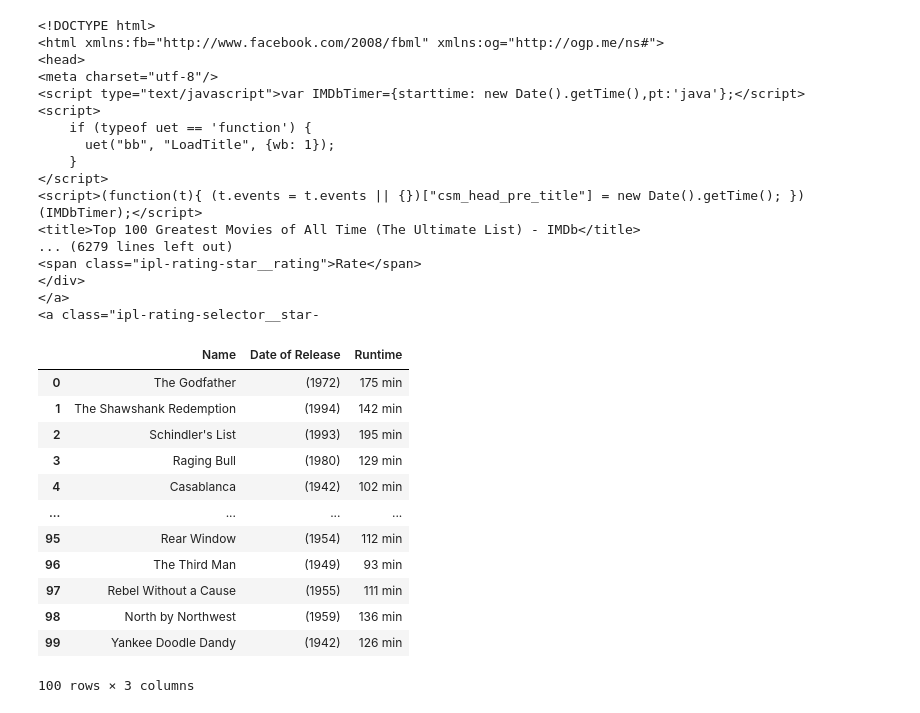
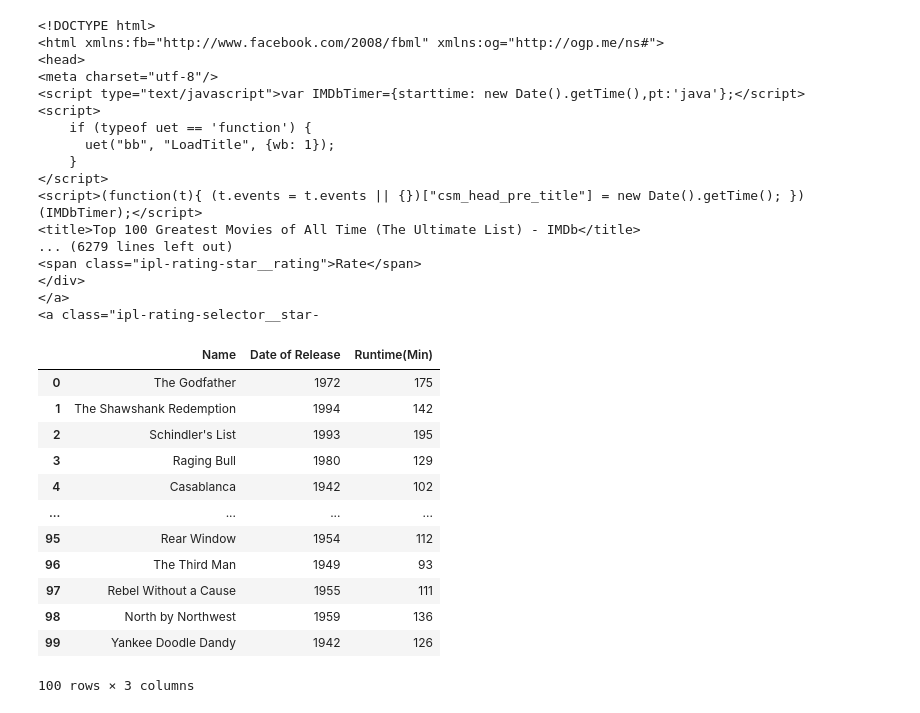
Before and after one commit to RadaRadaRa/Lab-Excercises, a Jupyter notebook: Lab 5/Q3.ipynb, the cells around one changed output. Cells and saved outputs as stored; diff of their text form; code cells hidden in the pictures.

```diff
--- a/Lab 5/Q3.ipynb
+++ b/Lab 5/Q3.ipynb
@@ -26,38 +26,29 @@ imdb
 </div>
 </a>
 <a class="ipl-rating-selector__star-
-# %%
-csv_file = open("IMDB.csv", "w", newline="", encoding="utf-8")
-csv_writer = csv.writer(csv_file)
-csv_writer.writerow(["Name", "Date of Release","Runtime"])
-csv_file.close()
-csv_file = open("IMDB.csv", "a", newline="", encoding="utf-8")
-csv_writer = csv.writer(csv_file)
-a=[]
-b=[]
-c=[]
-for i in imdb.find_all("div", class_="lister-item-content"):
-    a.append(i.a.text)
-for j in imdb.find_all("span",class_="lister-item-year text-muted unbold"):
-    b.append(j.text)
-for k in imdb.find_all("span", class_="runtime"):
-    c.append(k.text)
-for x in range(len(a)):
-    csv_writer.writerow([a[x],b[x],c[x]])
-csv_file.close()
-sheet=pd.read_csv("IMDB.csv")
-sheet
-# %% [output]
-|  | Name | Date of Release | Runtime |
-| 0 | The Godfather | (1972) | 175 min |
-| 1 | The Shawshank Redemption | (1994) | 142 min |
-| 2 | Schindler's List | (1993) | 195 min |
-| 3 | Raging Bull | (1980) | 129 min |
-| 4 | Casablanca | (1942) | 102 min |
-| ... | ... | ... | ... |
-| 95 | Rear Window | (1954) | 112 min |
-| 96 | The Third Man | (1949) | 93 min |
-| 97 | Rebel Without a Cause | (1955) | 111 min |
-| 98 | North by Northwest | (1959) | 136 min |
-| 99 | Yankee Doodle Dandy | (1942) | 126 min |
-100 rows × 3 columns
+# %%
+csv_file = open("IMDB.csv", "w", newline="", encoding="utf-8")
+csv_writer = csv.writer(csv_file)
+csv_writer.writerow(["Name", "Date of Release","Runtime(Min)"])
+csv_file.close()
+csv_file = open("IMDB.csv", "a", newline="", encoding="utf-8")
+csv_writer = csv.writer(csv_file)
+for i in imdb.find_all("div", class_="lister-item-content"):
+    csv_writer.writerow([i.a.text,i.find("span",class_="lister-item-year text-muted unbold").text.strip("()"),i.find("span",class_="runtime").text.strip("min")])
+csv_file.close()
+sheet=pd.read_csv("IMDB.csv")
+sheet
+# %% [output]
+|  | Name | Date of Release | Runtime(Min) |
+| 0 | The Godfather | 1972 | 175 |
+| 1 | The Shawshank Redemption | 1994 | 142 |
+| 2 | Schindler's List | 1993 | 195 |
+| 3 | Raging Bull | 1980 | 129 |
+| 4 | Casablanca | 1942 | 102 |
+| ... | ... | ... | ... |
+| 95 | Rear Window | 1954 | 112 |
+| 96 | The Third Man | 1949 | 93 |
+| 97 | Rebel Without a Cause | 1955 | 111 |
+| 98 | North by Northwest | 1959 | 136 |
+| 99 | Yankee Doodle Dandy | 1942 | 126 |
+100 rows × 3 columns
```
Also changed, not shown: 2 other files.
